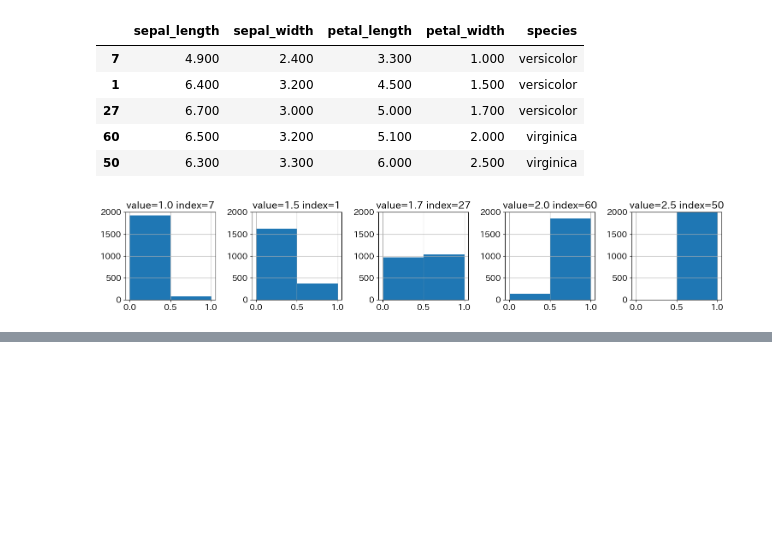
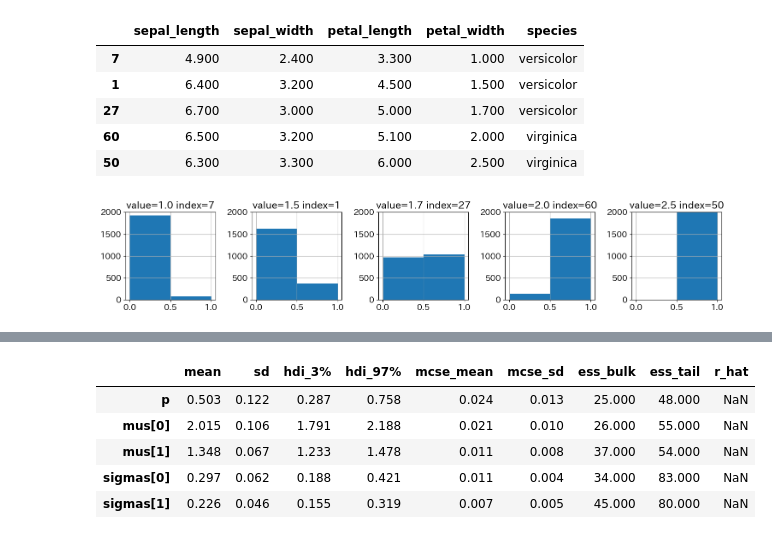
Before and after one commit to maton369/Bayesian_Inference_Practice, a Jupyter notebook: 5_4_潜在変数モデル.ipynb, the cells around one changed output, grey strips where cells are left out. Cells and saved outputs as stored; diff of their text form; code cells hidden in the pictures; blank space fills up the shorter version.

```diff
--- a/5_4_潜在変数モデル.ipynb
+++ b/5_4_潜在変数モデル.ipynb
@@ -320,0 +391,4 @@ plt.tight_layout()
+# %%
+summary2 = az.summary(idata2, var_names=["p", "mus", "sigmas"])
+display(summary2)
+# %% [output]
@@ -320,0 +396,6 @@ plt.tight_layout()
+|  | mean | sd | hdi_3% | hdi_97% | mcse_mean | mcse_sd | ess_bulk | ess_tail | r_hat |
+| p | 0.503 | 0.122 | 0.287 | 0.758 | 0.024 | 0.013 | 25.000 | 48.000 | NaN |
+| mus[0] | 2.015 | 0.106 | 1.791 | 2.188 | 0.021 | 0.010 | 26.000 | 55.000 | NaN |
+| mus[1] | 1.348 | 0.067 | 1.233 | 1.478 | 0.011 | 0.008 | 37.000 | 54.000 | NaN |
+| sigmas[0] | 0.297 | 0.062 | 0.188 | 0.421 | 0.011 | 0.004 | 34.000 | 83.000 | NaN |
+| sigmas[1] | 0.226 | 0.046 | 0.155 | 0.319 | 0.007 | 0.005 | 45.000 | 80.000 | NaN |
```
Also changed, not shown: parts of 3 cells of this notebook.
